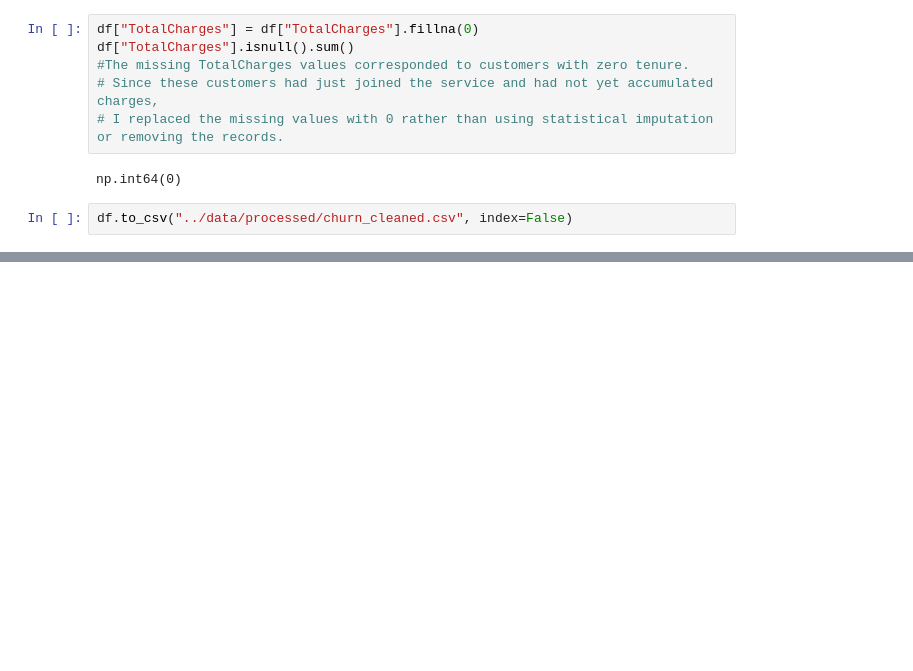
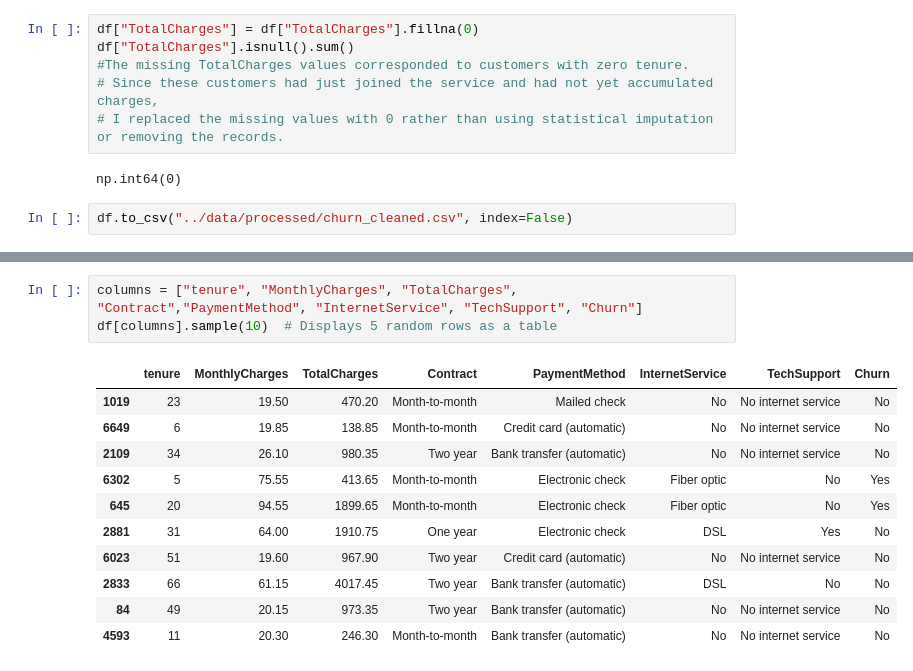
Before and after one commit to VisaliSR/customer-churn-prediction, a Jupyter notebook: notebooks/EDA.ipynb, the cells around one changed output, grey strips where cells are left out. Cells and saved outputs as stored; diff of their text form; blank space fills up the shorter version.

```diff
--- a/notebooks/EDA.ipynb
+++ b/notebooks/EDA.ipynb
@@ -154,0 +171,15 @@ df.to_csv("../data/processed/churn_cleaned.csv", index=False)
+# %%
+columns = ["tenure", "MonthlyCharges", "TotalCharges", "Contract","PaymentMethod", "InternetService", "TechSupport", "Churn"]
+df[columns].sample(10)  # Displays 5 random rows as a table
+# %% [output]
+|  | tenure | MonthlyCharges | TotalCharges | Contract | PaymentMethod | InternetService | TechSupport | Churn |
+| 1019 | 23 | 19.50 | 470.20 | Month-to-month | Mailed check | No | No internet service | No |
+| 6649 | 6 | 19.85 | 138.85 | Month-to-month | Credit card (automatic) | No | No internet service | No |
+| 2109 | 34 | 26.10 | 980.35 | Two year | Bank transfer (automatic) | No | No internet service | No |
+| 6302 | 5 | 75.55 | 413.65 | Month-to-month | Electronic check | Fiber optic | No | Yes |
+| 645 | 20 | 94.55 | 1899.65 | Month-to-month | Electronic check | Fiber optic | No | Yes |
+| 2881 | 31 | 64.00 | 1910.75 | One year | Electronic check | DSL | Yes | No |
+| 6023 | 51 | 19.60 | 967.90 | Two year | Credit card (automatic) | No | No internet service | No |
+| 2833 | 66 | 61.15 | 4017.45 | Two year | Bank transfer (automatic) | DSL | No | No |
+| 84 | 49 | 20.15 | 973.35 | Two year | Bank transfer (automatic) | No | No internet service | No |
+| 4593 | 11 | 20.30 | 246.30 | Month-to-month | Bank transfer (automatic) | No | No internet service | No |
```
Also changed, not shown: parts of 16 cells of this notebook.
